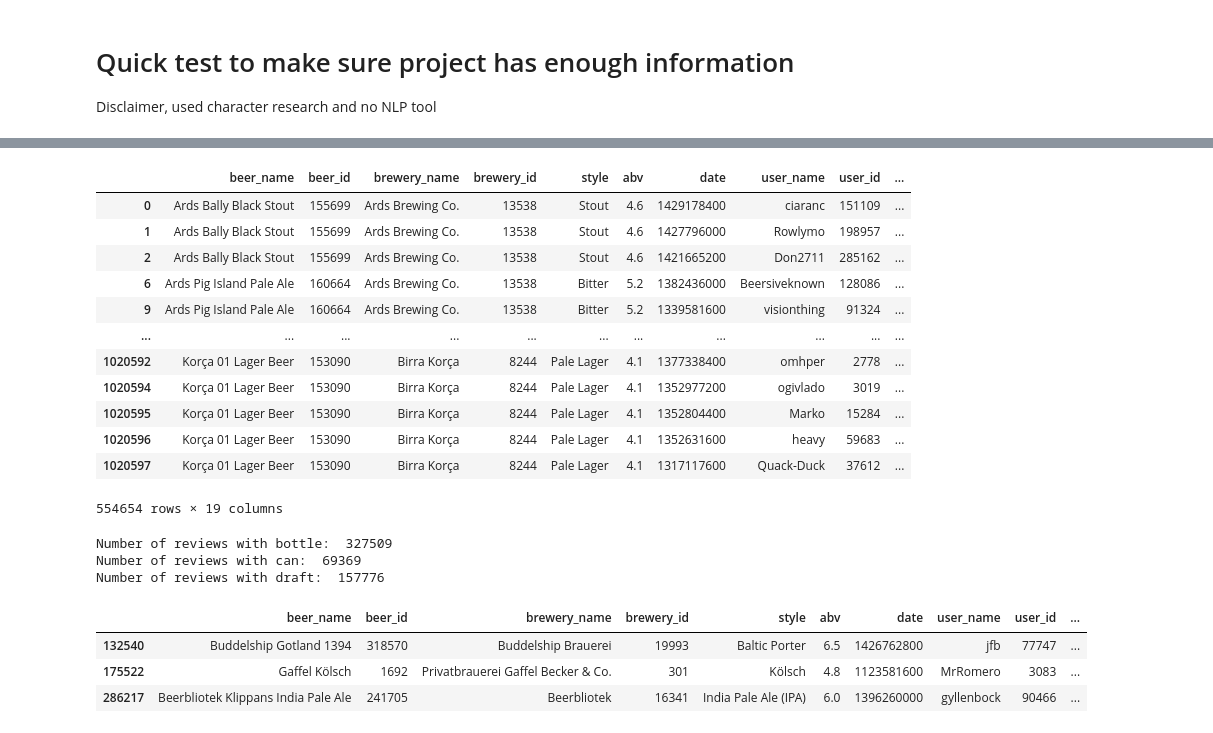
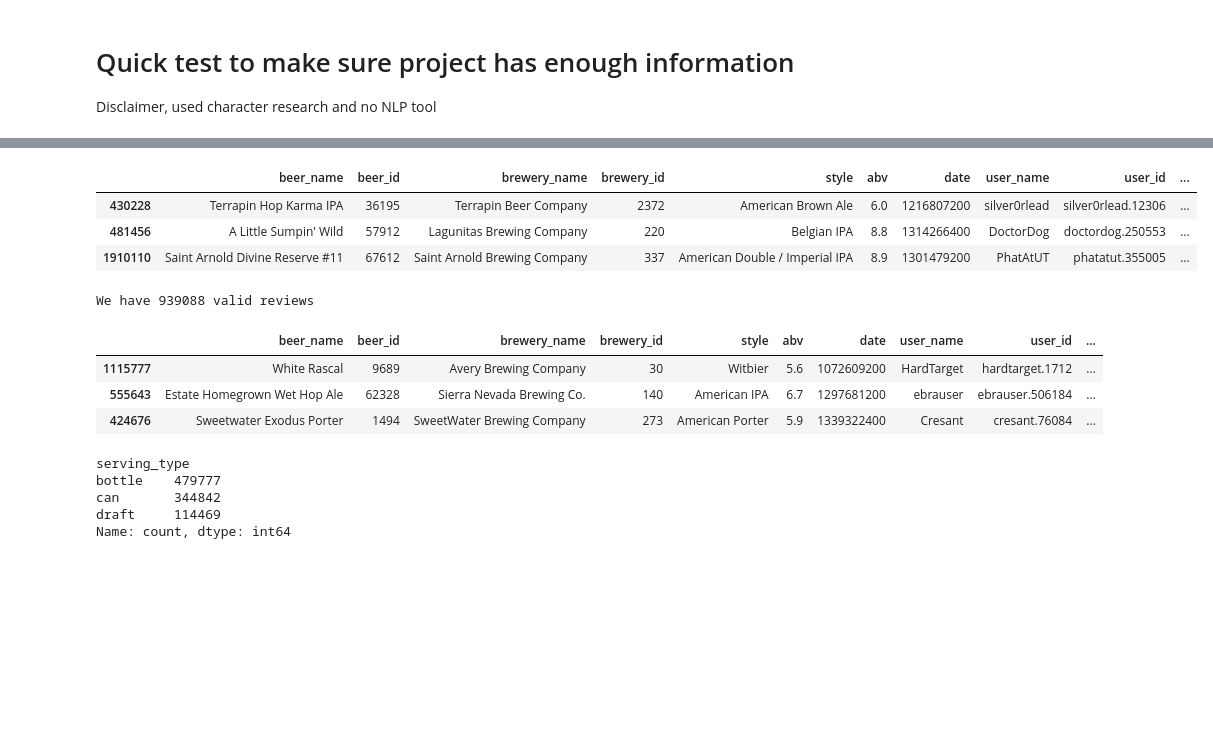
Before and after one commit to epfl-ada/ada-2023-project-beeradaventure46, a Jupyter notebook: NB01_test.ipynb, the cells around one changed output, grey strips where cells are left out. Drawn from its saved outputs; the diff is of its cells as text; code cells hidden in the pictures; blank space fills up the shorter version.

```diff
--- a/NB01_test.ipynb
+++ b/NB01_test.ipynb
@@ -17,2 +14,4 @@ matched_folder= data_folder + 'matched_beer_data/'
+# %%
+filepath = './data/BeerAdvocate/'
 # %%
-ratings_rb = pd.read_csv(matched_folder+ 'ratings_with_text_rb.csv')
+df = pd.read_csv(filepath + 'BeerAdvocateMerged.csv')
@@ -39,6 +31,6 @@ bottle = ['bottle', 'bottled', 'bottles']
 can = ['can', 'canned', 'cans']
 draft = ['draft', 'draught', 'tap', 'taps']
 # Create different columns if review text contains the word
-ratings_rb['bottle'] = ratings_rb['text'].apply(lambda x: any(ele in x.lower() for ele in bottle))
-ratings_rb['can'] = ratings_rb['text'].apply(lambda x: any(ele in x.lower() for ele in can))
-ratings_rb['draft'] = ratings_rb['text'].apply(lambda x: any(ele in x.lower() for ele in draft))
+df['bottle'] = df['text'].apply(lambda x: any(ele in x.lower() for ele in bottle))
+df['can'] = df['text'].apply(lambda x: any(ele in x.lower() for ele in can))
+df['draft'] = df['text'].apply(lambda x: any(ele in x.lower() for ele in draft))
@@ -54,6 +37,7 @@ ratings_rb.sample(5)
 # %%
 # remove every row where columns bottle, can and draft are all False
-ratings_rb = ratings_rb[ratings_rb[['bottle', 'can', 'draft']].any(axis=1)]
-display(ratings_rb)
+df = df[df[['bottle', 'can', 'draft']].any(axis=1)]
+display(df.sample(3))
+print('We have {} valid reviews'.format(df.shape[0]))
 # %% [output]
 |  | beer_name | beer_id | brewery_name | brewery_id | style | abv | date | user_name | user_id | ... |
@@ -72,36 +48,33 @@ display(ratings_rb)
 # %%
 # remove every row with more than 1 true
-ratings_rb = ratings_rb[ratings_rb[['bottle', 'can', 'draft']].sum(axis=1) == 1]
-display(ratings_rb)
+df = df[df[['bottle', 'can', 'draft']].sum(axis=1) == 1]
+display(df.sample(3))
+print('We have {} valid reviews'.format(df.shape[0]))
 # %% [output]
 |  | beer_name | beer_id | brewery_name | brewery_id | style | abv | date | user_name | user_id | ... |
-| 0 | Ards Bally Black Stout | 155699 | Ards Brewing Co. | 13538 | Stout | 4.6 | 1429178400 | ciaranc | 151109 | ... |
-| 1 | Ards Bally Black Stout | 155699 | Ards Brewing Co. | 13538 | Stout | 4.6 | 1427796000 | Rowlymo | 198957 | ... |
-| 2 | Ards Bally Black Stout | 155699 | Ards Brewing Co. | 13538 | Stout | 4.6 | 1421665200 | Don2711 | 285162 | ... |
-| 6 | Ards Pig Island Pale Ale | 160664 | Ards Brewing Co. | 13538 | Bitter | 5.2 | 1382436000 | Beersiveknown | 128086 | ... |
-| 9 | Ards Pig Island Pale Ale | 160664 | Ards Brewing Co. | 13538 | Bitter | 5.2 | 1339581600 | visionthing | 91324 | ... |
-| ... | ... | ... | ... | ... | ... | ... | ... | ... | ... | ... |
-| 1020592 | Korça 01 Lager Beer | 153090 | Birra Korça | 8244 | Pale Lager | 4.1 | 1377338400 | omhper | 2778 | ... |
-| 1020594 | Korça 01 Lager Beer | 153090 | Birra Korça | 8244 | Pale Lager | 4.1 | 1352977200 | ogivlado | 3019 | ... |
-| 1020595 | Korça 01 Lager Beer | 153090 | Birra Korça | 8244 | Pale Lager | 4.1 | 1352804400 | Marko | 15284 | ... |
-| 1020596 | Korça 01 Lager Beer | 153090 | Birra Korça | 8244 | Pale Lager | 4.1 | 1352631600 | heavy | 59683 | ... |
-| 1020597 | Korça 01 Lager Beer | 153090 | Birra Korça | 8244 | Pale Lager | 4.1 | 1317117600 | Quack-Duck | 37612 | ... |
+| 430228 | Terrapin Hop Karma IPA | 36195 | Terrapin Beer Company | 2372 | American Brown Ale | 6.0 | 1216807200 | silver0rlead | silver0rlead.12306 | ... |
+| 481456 | A Little Sumpin' Wild | 57912 | Lagunitas Brewing Company | 220 | Belgian IPA | 8.8 | 1314266400 | DoctorDog | doctordog.250553 | ... |
+| 1910110 | Saint Arnold Divine Reserve #11 | 67612 | Saint Arnold Brewing Company | 337 | American Double / Imperial IPA | 8.9 | 1301479200 | PhatAtUT | phatatut.355005 | ... |
-554654 rows × 19 columns
+We have 939088 valid reviews
-# %%
-# print the number of reviews with bottle, can and draft
-print('Number of reviews with bottle: ', ratings_rb['bottle'].sum())
-print('Number of reviews with can: ', ratings_rb['can'].sum())
-print('Number of reviews with draft: ', ratings_rb['draft'].sum())
-# %% [output]
-Number of reviews with bottle:  327509
-Number of reviews with can:  69369
-Number of reviews with draft:  157776
 # %%
 #create a new column with the serving type
-ratings_rb['serving_type'] = ratings_rb[['bottle', 'can', 'draft']].idxmax(axis=1)
-ratings_rb.sample(3)
+df['serving_type'] = df[['bottle', 'can', 'draft']].idxmax(axis=1)
+
+# drop the columns bottle, can and draft
+df.drop(['bottle', 'can', 'draft'], axis=1, inplace=True)
+
+df.sample(3)
 # %% [output]
 |  | beer_name | beer_id | brewery_name | brewery_id | style | abv | date | user_name | user_id | ... |
-| 132540 | Buddelship Gotland 1394 | 318570 | Buddelship Brauerei | 19993 | Baltic Porter | 6.5 | 1426762800 | jfb | 77747 | ... |
-| 175522 | Gaffel Kölsch | 1692 | Privatbrauerei Gaffel Becker & Co. | 301 | Kölsch | 4.8 | 1123581600 | MrRomero | 3083 | ... |
-| 286217 | Beerbliotek Klippans India Pale Ale | 241705 | Beerbliotek | 16341 | India Pale Ale (IPA) | 6.0 | 1396260000 | gyllenbock | 90466 | ... |
+| 1115777 | White Rascal | 9689 | Avery Brewing Company | 30 | Witbier | 5.6 | 1072609200 | HardTarget | hardtarget.1712 | ... |
+| 555643 | Estate Homegrown Wet Hop Ale | 62328 | Sierra Nevada Brewing Co. | 140 | American IPA | 6.7 | 1297681200 | ebrauser | ebrauser.506184 | ... |
+| 424676 | Sweetwater Exodus Porter | 1494 | SweetWater Brewing Company | 273 | American Porter | 5.9 | 1339322400 | Cresant | cresant.76084 | ... |
+# %%
+# print the number of reviews for each serving type
+df['serving_type'].value_counts(normalize=False)
+# %% [output]
+serving_type
+bottle    479777
+can       344842
+draft     114469
+Name: count, dtype: int64
```
Also changed, not shown: parts of 18 cells of this notebook.
